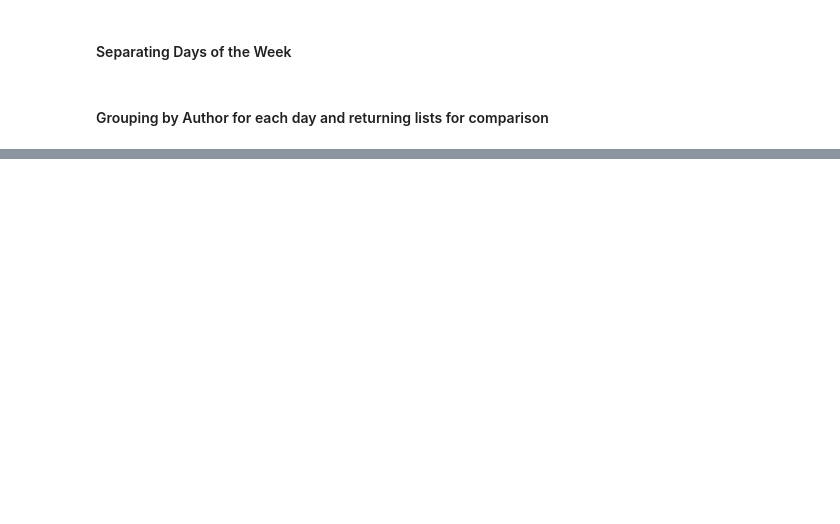
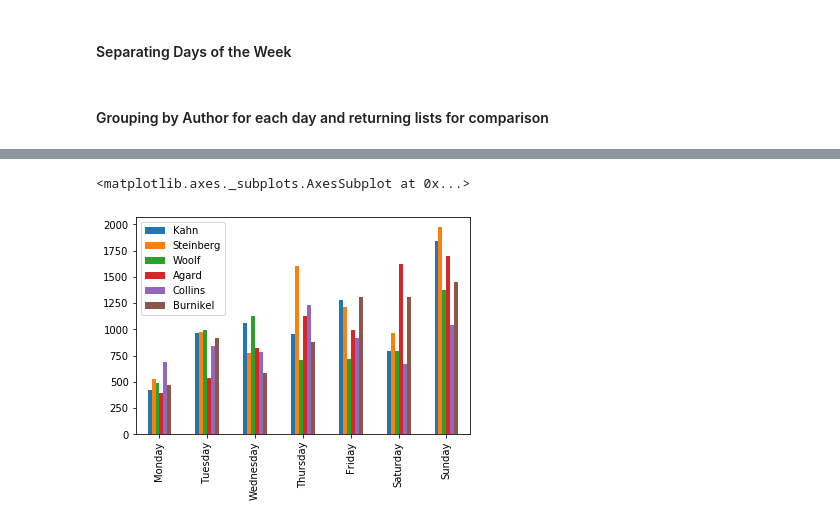
Before and after one commit to kejohnson1231/Crosswords, a Jupyter notebook: capstone_one_clean.ipynb, the cells around one changed output, grey strips where cells are left out. Drawn from its saved outputs; the diff is of its cells as text; code cells hidden in the pictures; blank space fills up the shorter version.

```diff
--- a/capstone_one_clean.ipynb
+++ b/capstone_one_clean.ipynb
@@ -147,0 +212,5 @@ set(sun_list) & set(mon_list) & set(tues_list) & set(wed_list) & set(thurs_list)
+# %%
+authors.plot.bar()
+# %% [output]
+<matplotlib.axes._subplots.AxesSubplot at 0x...>
+[figure, added]
```
Also changed, not shown: parts of 19 cells of this notebook, 5 other files.
